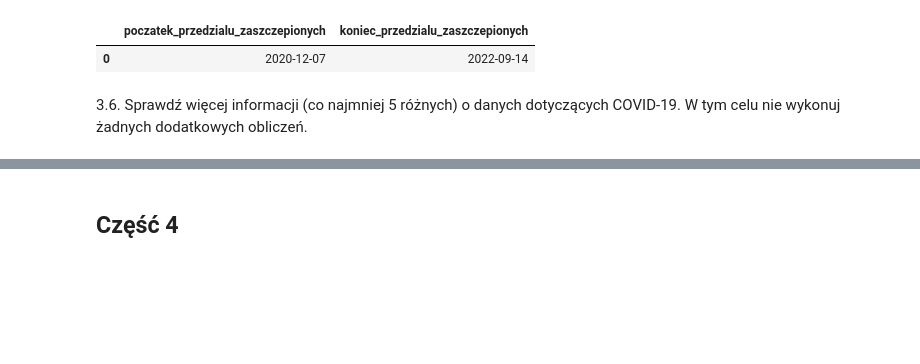
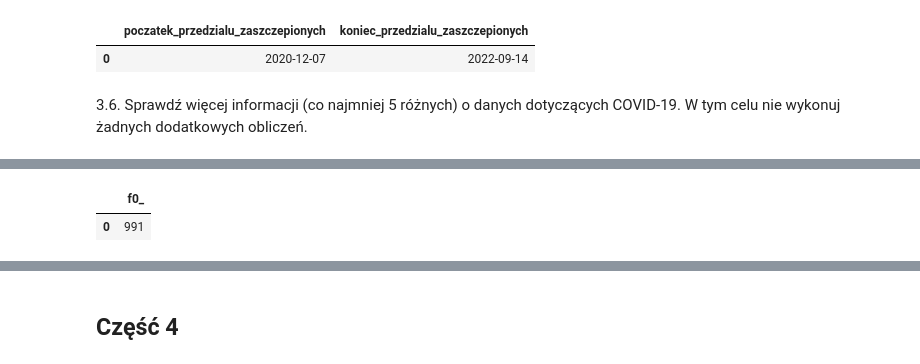
Before and after one commit to JakubKaczmarek5764/BigData1, a Jupyter notebook: main.ipynb, the cells around one changed output, grey strips where cells are left out. Cells and saved outputs as stored; diff of their text form; code cells hidden in the pictures; blank space fills up the shorter version.

```diff
--- a/main.ipynb
+++ b/main.ipynb
@@ -167,0 +179,12 @@ df
+# %%
+# Sprawdzenie czy kluczowe kolumny zawieraja nulle
+query = ("""
+select COUNT(*) FROM bigquery-public-data.covid19_open_data.covid19_open_data where date is null or country_name is null or location_key is null or iso_3166_1_alpha_3 is null;
+""")
+query_job = client.query(query)
+query_result = query_job.result()
+df = query_result.to_dataframe()
+df
+# %% [output]
+|  | f0_ |
+| 0 | 991 |
```
Also changed, not shown: parts of 4 cells of this notebook.
